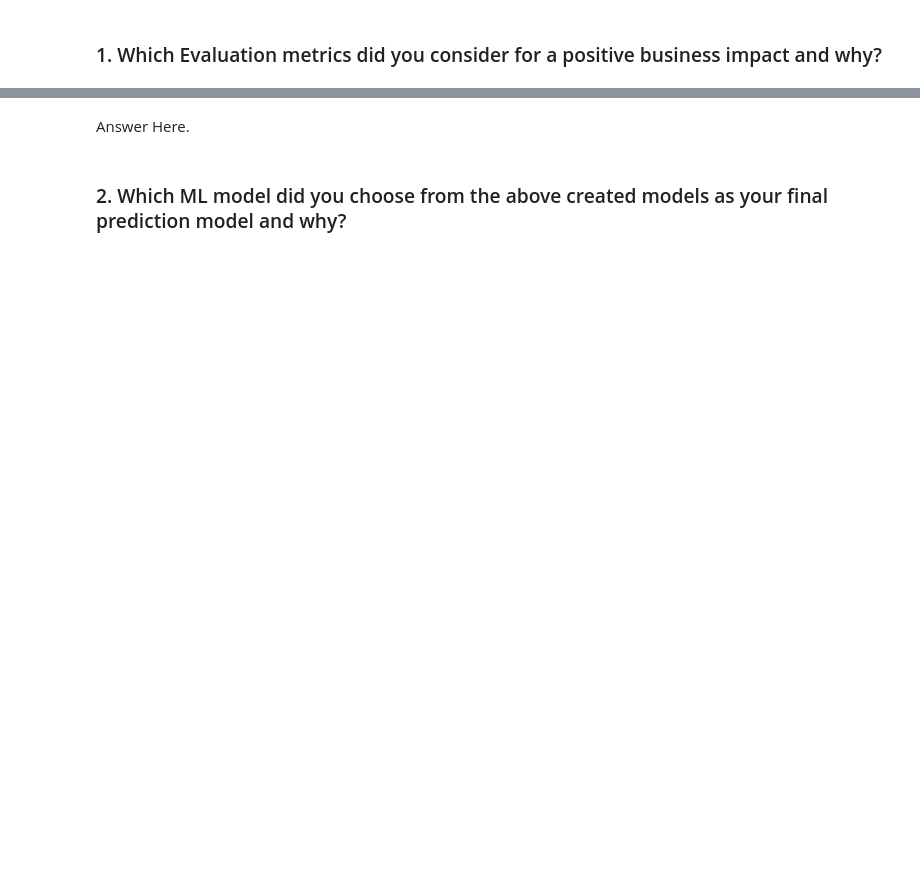
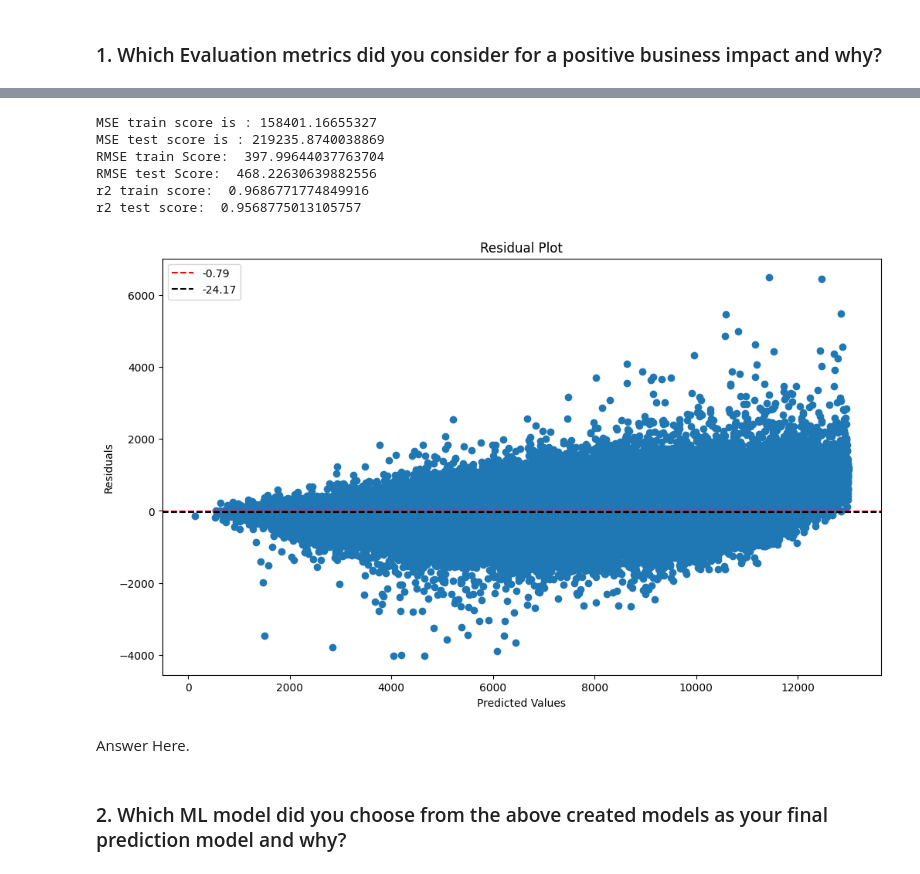
Before and after one commit to akeelrashid/ML-Retail-Sales-Prediction-Project-, a Jupyter notebook: ML_Regression_Capstone_Project.ipynb, the cells around one changed output, grey strips where cells are left out. Cells and saved outputs as stored; diff of their text form; code cells hidden in the pictures; blank space fills up the shorter version.

```diff
--- a/ML_Regression_Capstone_Project.ipynb
+++ b/ML_Regression_Capstone_Project.ipynb
@@ -1483,3 +1616,28 @@ Answer Here.
+# %%
+# calculate evaluation Metric Score
+cal_metrics_score(y_train,y_train_xgbg_pred,y_test,y_test_xgbg_pred)
+# %% [output]
+MSE train score is : 158401.16655327
+MSE test score is : 219235.8740038869
+RMSE train Score:  397.99644037763704
+RMSE test Score:  468.22630639882556
+r2 train score:  0.9686771774849916
+r2 test score:  0.9568775013105757
+# %%
+#plot residuals
+y_test_xgbgg_pred= y_test_xgbg_pred.reshape(-1,1)
+residuals=y_test-y_test_xgbgg_pred
+plt.figure(figsize=(12,7))
+plt.scatter(y_test,residuals)
+plt.axhline(y=np.nanmean(residuals), color='red', linestyle='--',label=round(np.mean(residuals),2)[0])
+plt.axhline(y=np.nanmedian(residuals), color='black', linestyle='--',label=round(np.median(residuals),2))
+plt.xlabel('Predicted Values')
+plt.ylabel('Residuals')
+plt.title('Residual Plot')
+plt.legend()
+plt.show()
+# %% [output]
+[figure, added]
 # %% [markdown]
 Answer Here.
 # %% [markdown]
```
Also changed, not shown: parts of 38 cells of this notebook.
